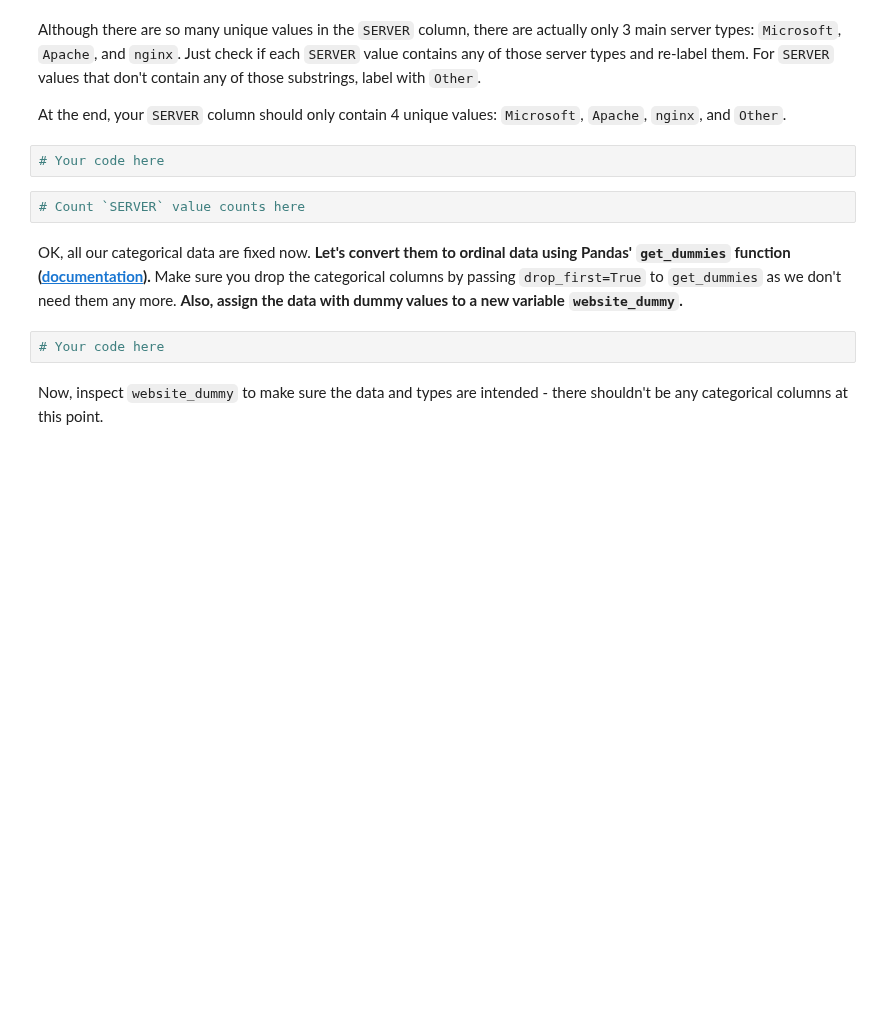
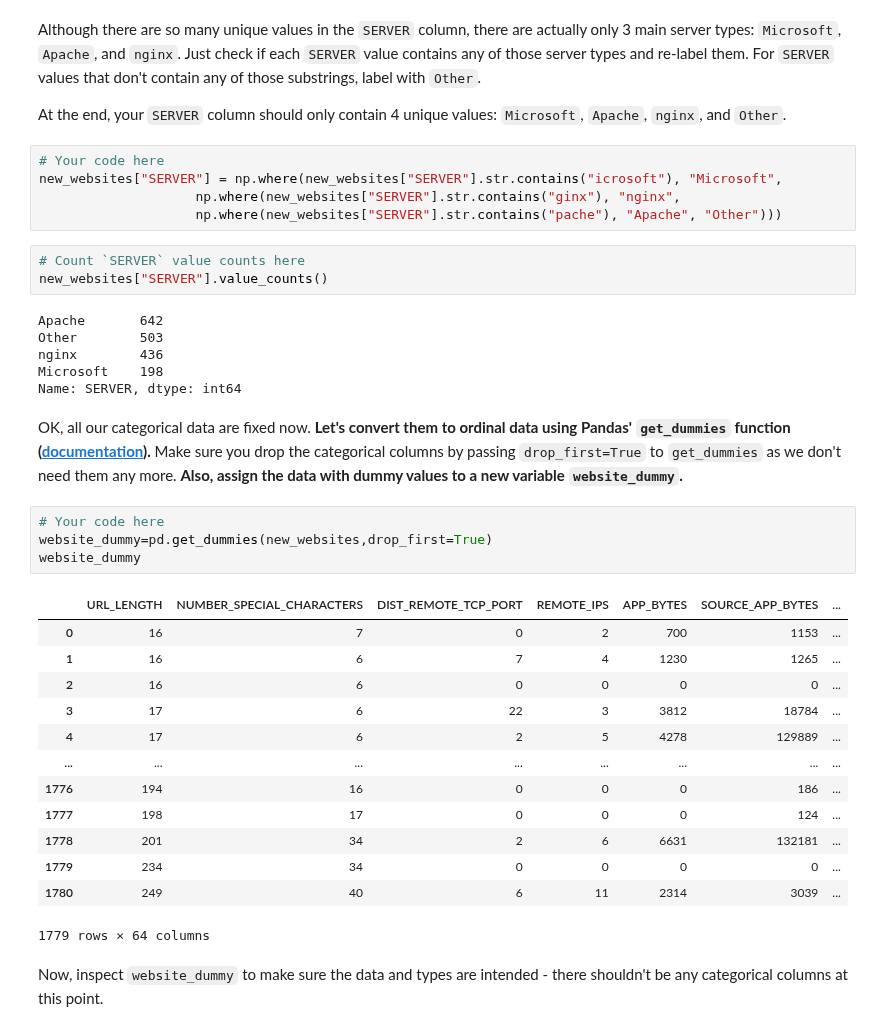
Before and after one commit to ta-data-lis/lab-supervised-learning, a Jupyter notebook: your-code/main.ipynb, the cells around one changed output. Cells and saved outputs as stored; diff of their text form; blank space fills up the shorter version.

```diff
--- a/your-code/main.ipynb
+++ b/your-code/main.ipynb
@@ -372,14 +376,40 @@ array(['iso-8859-1', 'UTF-8', 'us-ascii', 'ISO-8859-1', 'utf-8', 'None',
 Although there are so many unique values in the `SERVER` column, there are actually only 3 main server types: `Microsoft`, `Apache`, and `nginx`. Just check if each `SERVER` value contains any of those server types and re-label them. For `SERVER` values that don't contain any of those substrings, label with `Other`.
 
 At the end, your `SERVER` column should only contain 4 unique values: `Microsoft`, `Apache`, `nginx`, and `Other`.
-# %%
-# Your code here
+# %%
+# Your code here
+new_websites["SERVER"] = np.where(new_websites["SERVER"].str.contains("icrosoft"), "Microsoft",
+                    np.where(new_websites["SERVER"].str.contains("ginx"), "nginx",
+                    np.where(new_websites["SERVER"].str.contains("pache"), "Apache", "Other")))
 # %%
 # Count `SERVER` value counts here
+new_websites["SERVER"].value_counts()
+# %% [output]
+Apache       642
+Other        503
+nginx        436
+Microsoft    198
+Name: SERVER, dtype: int64
 # %% [markdown]
 OK, all our categorical data are fixed now. **Let's convert them to ordinal data using Pandas' `get_dummies` function ([documentation](https://pandas.pydata.org/pandas-docs/stable/generated/pandas.get_dummies.html)).** Make sure you drop the categorical columns by passing `drop_first=True` to `get_dummies` as we don't need them any more. **Also, assign the data with dummy values to a new variable `website_dummy`.**
 # %%
 # Your code here
+website_dummy=pd.get_dummies(new_websites,drop_first=True)
+website_dummy
+# %% [output]
+|  | URL_LENGTH | NUMBER_SPECIAL_CHARACTERS | DIST_REMOTE_TCP_PORT | REMOTE_IPS | APP_BYTES | SOURCE_APP_BYTES | ... |
+| 0 | 16 | 7 | 0 | 2 | 700 | 1153 | ... |
+| 1 | 16 | 6 | 7 | 4 | 1230 | 1265 | ... |
+| 2 | 16 | 6 | 0 | 0 | 0 | 0 | ... |
+| 3 | 17 | 6 | 22 | 3 | 3812 | 18784 | ... |
+| 4 | 17 | 6 | 2 | 5 | 4278 | 129889 | ... |
+| ... | ... | ... | ... | ... | ... | ... | ... |
+| 1776 | 194 | 16 | 0 | 0 | 0 | 186 | ... |
+| 1777 | 198 | 17 | 0 | 0 | 0 | 124 | ... |
+| 1778 | 201 | 34 | 2 | 6 | 6631 | 132181 | ... |
+| 1779 | 234 | 34 | 0 | 0 | 0 | 0 | ... |
+| 1780 | 249 | 40 | 6 | 11 | 2314 | 3039 | ... |
+1779 rows × 64 columns
 # %% [markdown]
 Now, inspect `website_dummy` to make sure the data and types are intended - there shouldn't be any categorical columns at this point.
 # %%
```
Also changed, not shown: parts of 25 cells of this notebook.
